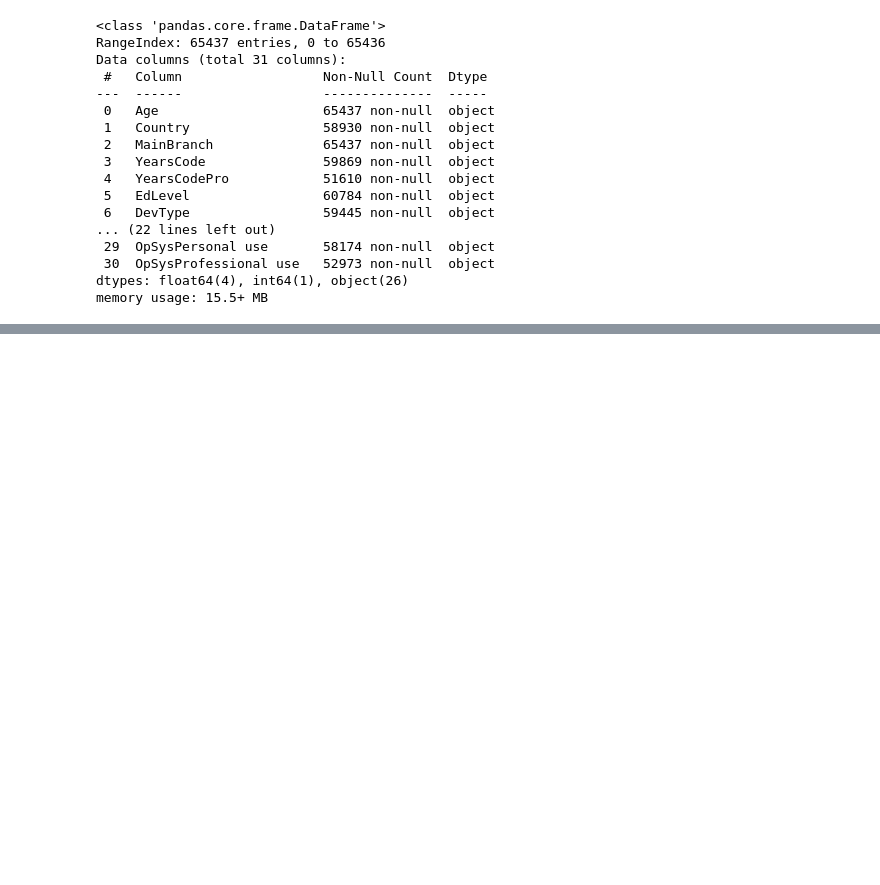
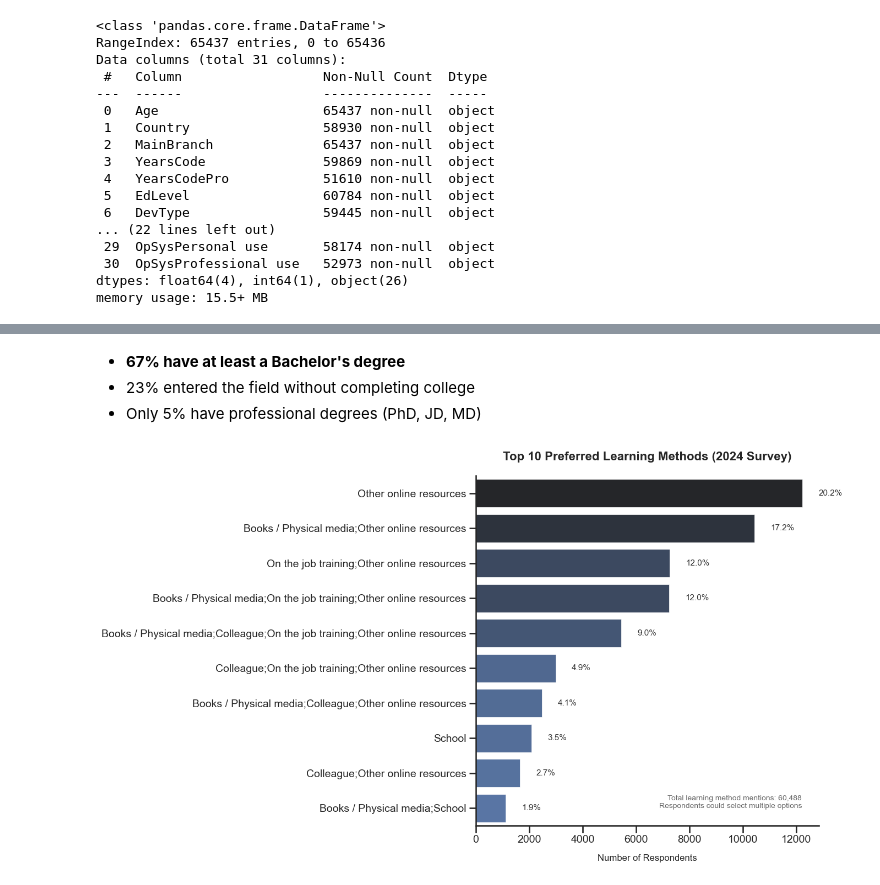
Before and after one commit to codeandcharts/stackoverflow_survey_clean_24, a Jupyter notebook: notebook/stack_overflow_eda.ipynb, the cells around one changed output, grey strips where cells are left out. Cells and saved outputs as stored; diff of their text form; code cells hidden in the pictures; blank space fills up the shorter version.

```diff
--- a/notebook/stack_overflow_eda.ipynb
+++ b/notebook/stack_overflow_eda.ipynb
@@ -1096,0 +394,56 @@ This analysis provides valuable insights for developers, employers, educators, a
+# %% [markdown]
+- **67% have at least a Bachelor's degree**
+- 23% entered the field without completing college
+- Only 5% have professional degrees (PhD, JD, MD)
+# %%
+# Clean learning method data
+df['LearnCode'] = df['LearnCode'].str.split('(').str[0].str.strip()
+
+# Get value counts and reset index
+learning_methods_df = df['LearnCode'].value_counts().reset_index()
+learning_methods_df.columns = ['Method', 'Count']
+
+# Calculate percentage
+total_responses = learning_methods_df['Count'].sum()
+learning_methods_df['Percentage'] = (learning_methods_df['Count'] / total_responses * 100).round(1)
+
+# Create visualization
+plt.figure(figsize=(14, 8))
+ax = sns.barplot(x='Count',
+                y='Method',
+                data=learning_methods_df.head(10),
+                palette=palette,
+                hue='Percentage',
+                edgecolor='w',
+                linewidth=0.5)
+
+plt.title("Top 10 Preferred Learning Methods (2024 Survey)",
+         fontsize=16, fontweight='semibold', pad=20)
+plt.xlabel("Number of Respondents", fontsize=12, labelpad=12)
+plt.ylabel("")
+
+# Add percentage labels
+for i, (count, pct) in enumerate(zip(learning_methods_df['Count'], learning_methods_df['Percentage'])):
+    if i >= 10:  # Only label top 10
+        break
+    ax.text(count + total_responses*0.01,
+            i,
+            f'{pct}%',
+            va='center',
+            fontsize=11,
+            color='#333333')
+
+# Add context annotation
+plt.text(0.95, 0.05,
+        f"Total learning method mentions: {total_responses:,}\n"
+        "Respondents could select multiple options",
+        transform=ax.transAxes,
+        ha='right',
+        fontsize=10,
+        color='#666666')
+
+plt.tight_layout()
+plt.legend().remove()
+plt.show()
+# %% [output]
+[figure, added]
```
Also changed, not shown: parts of 201 cells of this notebook, 57 other files.
